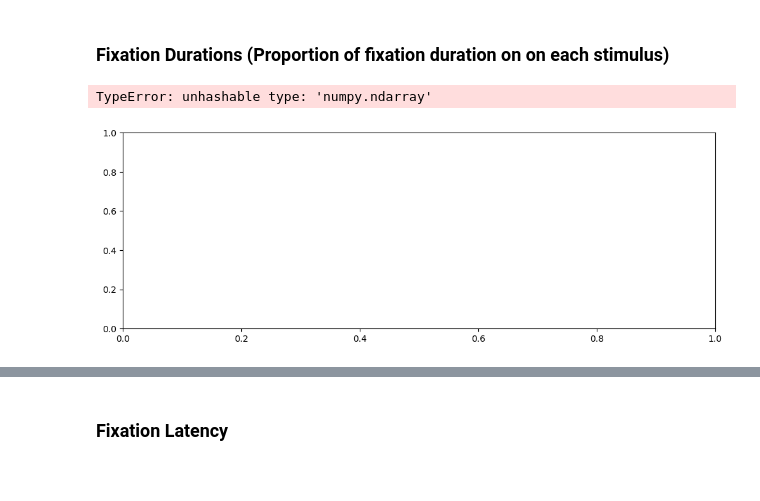
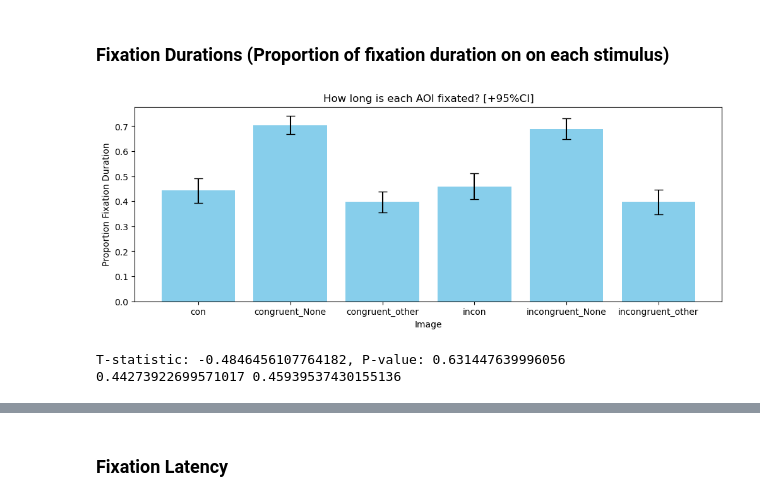
Before and after one commit to artembelopolsky/DeepEye_analyze, a Jupyter notebook: deepeye_analyze_Spaak_stats.ipynb, the cells around one changed output, grey strips where cells are left out. Cells and saved outputs as stored; diff of their text form; code cells hidden in the pictures.

```diff
--- a/deepeye_analyze_Spaak_stats.ipynb
+++ b/deepeye_analyze_Spaak_stats.ipynb
@@ -41,53 +42,47 @@ df = pd.read_csv(path_to_dataset)
 # %% [markdown]
 ### Fixation Durations (Proportion of fixation duration on on each stimulus)
 # %%
-# create a unique pp-id for each participant
-df['pp_id'] = df['fName'].str.split('.').str[0].str.rsplit('_', 1).str[0]
-
-
 # group data per AOI
-fixDur = df.groupby(['pp_id', 'trialNr', 'AOI_stim']).FixDur.sum()
+fixDur = df.groupby(['pp_id', 'trialNr', 'AOI_stim_adj']).FixDur.sum()
 fixDur_df = fixDur.reset_index()
 
 # Calculate 'FixDurProp'
 fixDur_df['FixDurProp'] = fixDur_df.groupby(['pp_id', 'trialNr'])['FixDur'].transform(lambda x: x / x.sum())
 
-a = fixDur_df.groupby(['pp_id','AOI_stim']).FixDurProp.mean()
+a = fixDur_df.groupby(['pp_id', 'AOI_stim_adj']).FixDurProp.mean().reset_index()
 
 # Calculate mean and standard error of the mean (SEM)
-stats = fixDur_df.groupby(['pp_id','AOI_stim']).agg(
+stats = a.groupby(['AOI_stim_adj']).agg(
     mean=('FixDurProp', 'mean'),
     ci_95=('FixDurProp', lambda x: 1.96 * np.std(x, ddof=1) / np.sqrt(len(x)))
 )
 
 # Extracting values for plotting
 categories = stats.index.tolist()
 means = stats['mean'].tolist()
 errors = stats['ci_95'].tolist()
 
 # Creating the bar graph with error bars
 plt.figure(figsize=(12, 4))
 plt.bar(categories, means, color='skyblue', yerr=errors, capsize=5)
 # plt.ylim([800, 1800])
 
 # Adding titles and labels
 plt.title('How long is each AOI fixated? [+95%CI]')
 plt.xlabel('Image')
-plt.ylabel('Proportion Fixation Duration (ms)')
+plt.ylabel('Proportion Fixation Duration')
 
 # Show the plot
 plt.show()
 
-
-# # Some stats
-con = fixDur_df[fixDur_df.AOI_stim == 'con'].FixDurProp
-incon = fixDur_df[fixDur_df.AOI_stim == 'incon'].FixDurProp
-other = fixDur_df[fixDur_df.AOI_stim == 'other'].FixDurProp
+# Some stats
+con = a[a.AOI_stim_adj == 'con'].FixDurProp
+incon = a[a.AOI_stim_adj == 'incon'].FixDurProp
 
 t_stat, p_value = ttest_rel(con, incon)
 print(f"T-statistic: {t_stat}, P-value: {p_value}")
-
-# print(fixDur_df.pp_id.unique().size)
+print(con.mean(), incon.mean())
 # %% [output]
+[figure, new version]
-TypeError: unhashable type: 'numpy.ndarray'
+T-statistic: -0.4846456107764182, P-value: 0.631447639996056
+0.44273922699571017 0.45939537430155136
-[figure, old version]
```
Also changed, not shown: parts of 8 cells of this notebook, 1 other file.
